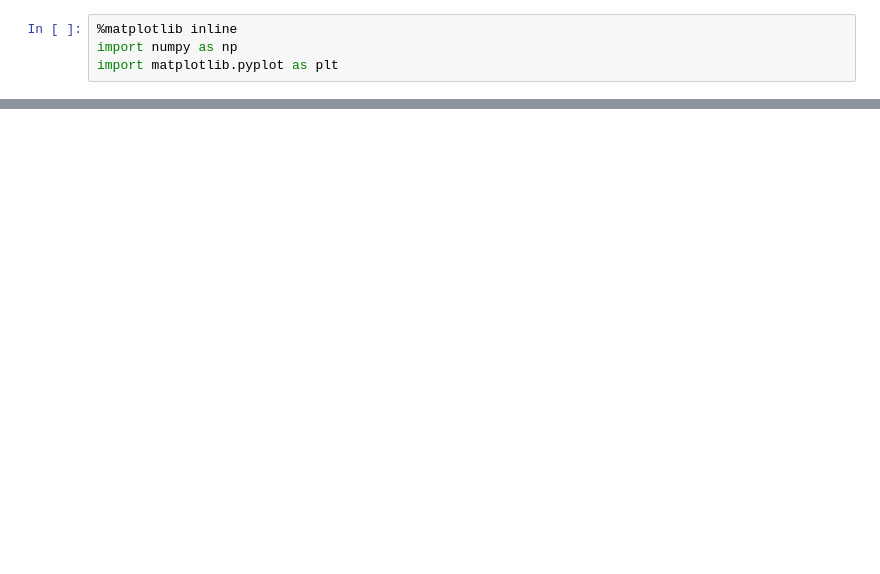
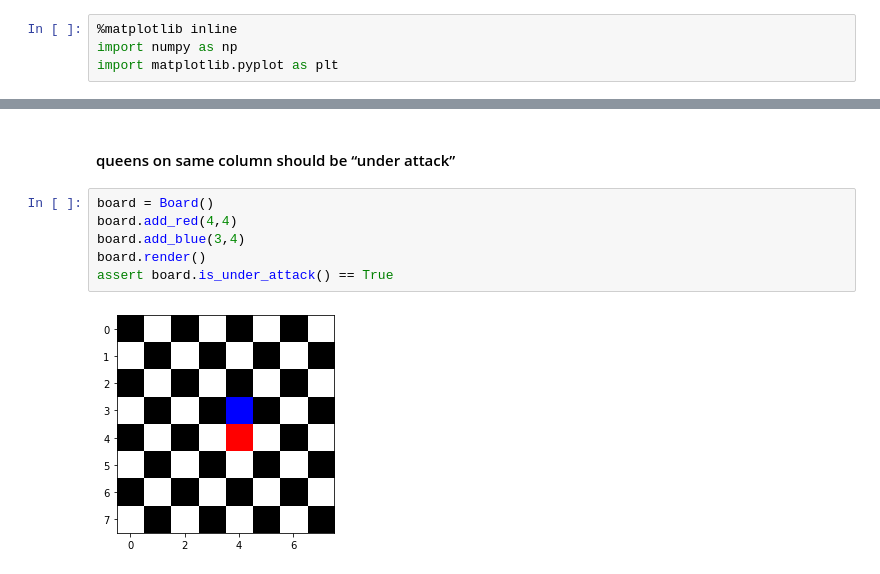
Before and after one commit to okayjones/chess-board, a Jupyter notebook: chess-board.ipynb, the cells around one changed output, grey strips where cells are left out. Drawn from its saved outputs; the diff is of its cells as text; blank space fills up the shorter version.

```diff
--- a/chess-board.ipynb
+++ b/chess-board.ipynb
@@ -36,0 +90,10 @@ board.render()
+# %% [markdown]
+#### queens on same column should be “under attack”
+# %%
+board = Board()
+board.add_red(4,4)
+board.add_blue(3,4)
+board.render()
+assert board.is_under_attack() == True
+# %% [output]
+[figure, added]
```
Also changed, not shown: parts of 10 cells of this notebook, 1 other file.
